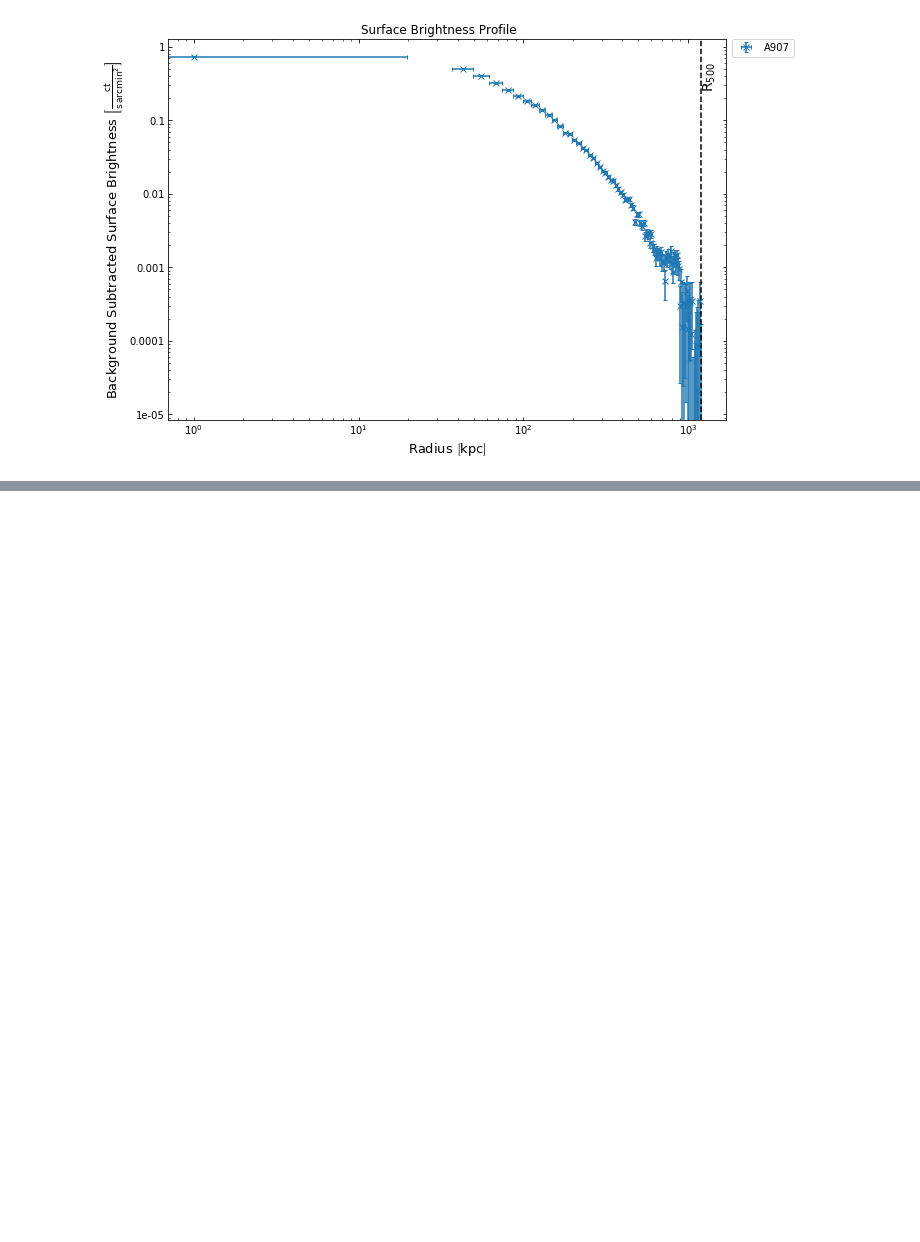
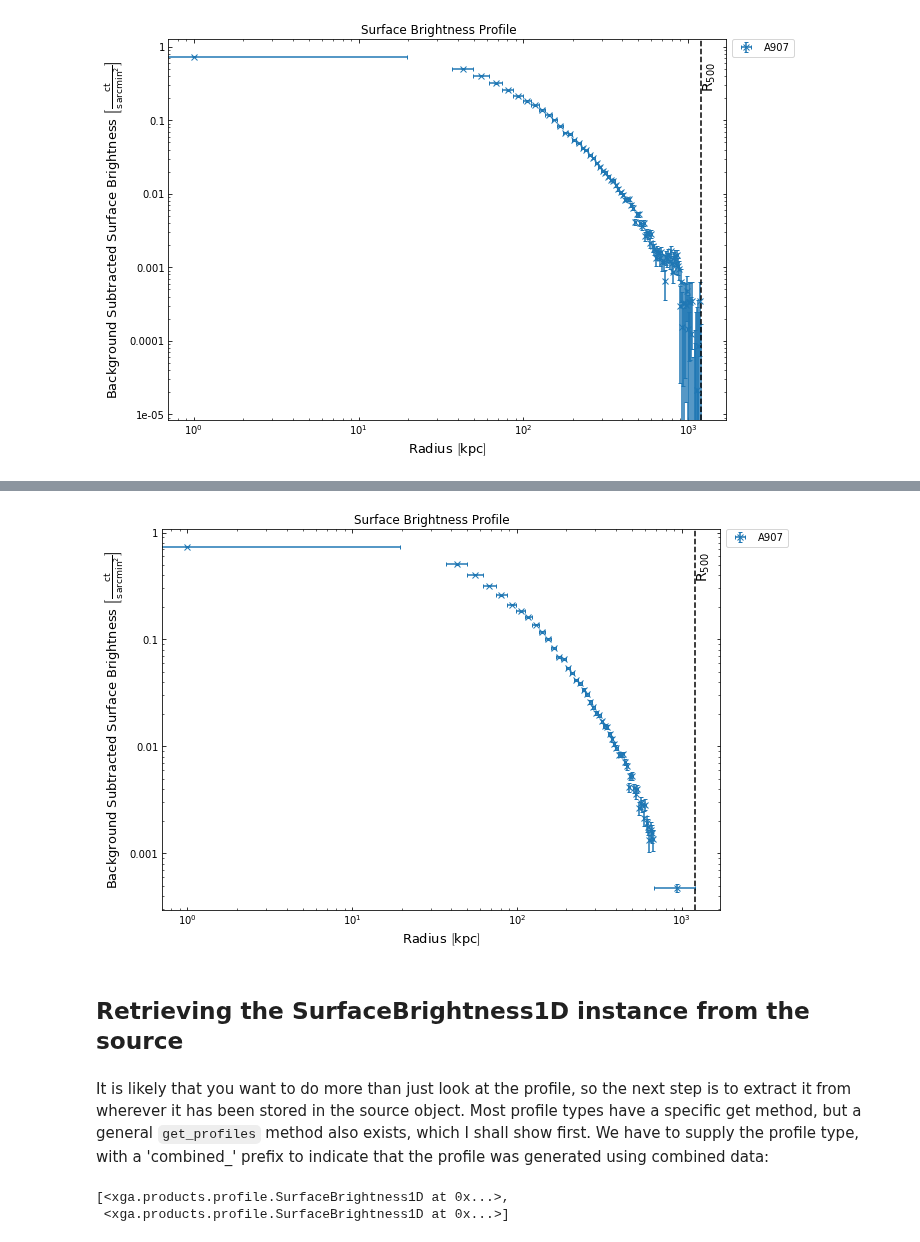
Before and after one commit to DavidT3/XGA, a Jupyter notebook: docs/source/notebooks/advanced_tutorials/intro_to_profiles.ipynb, the cells around one changed output, grey strips where cells are left out. Drawn from its saved outputs; the diff is of its cells as text; code cells hidden in the pictures; blank space fills up the shorter version.

Commit message:
Commiting current state of new profile advanced tutorial, for issue #489

```diff
--- a/docs/source/notebooks/advanced_tutorials/intro_to_profiles.ipynb
+++ b/docs/source/notebooks/advanced_tutorials/intro_to_profiles.ipynb
@@ -39,0 +44,13 @@ src.view_brightness_profile('r500')
+# %%
+src.view_brightness_profile('r500', min_snr=1.1)
+# %% [output]
+[figure, added]
+# %% [markdown]
+## Retrieving the SurfaceBrightness1D instance from the source
+# %% [markdown]
+It is likely that you want to do more than just look at the profile, so the next step is to extract it from wherever it has been stored in the source object. Most profile types have a specific get method, but a general `get_profiles` method also exists, which I shall show first. We have to supply the profile type, with a 'combined_' prefix to indicate that the profile was generated using combined data:
+# %%
+src.get_profiles('combined_brightness')
+# %% [output]
+[<xga.products.profile.SurfaceBrightness1D at 0x...>,
+ <xga.products.profile.SurfaceBrightness1D at 0x...>]
```
Also changed, not shown: parts of 14 cells of this notebook.
